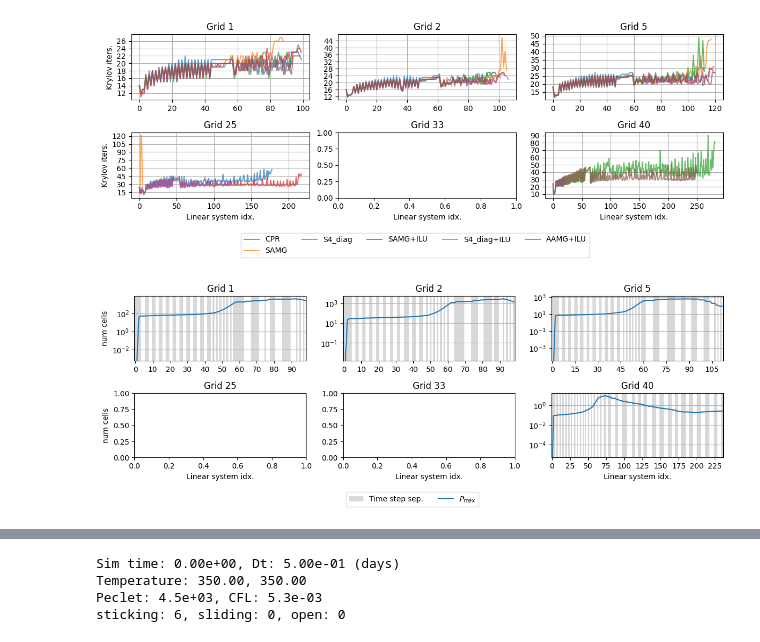
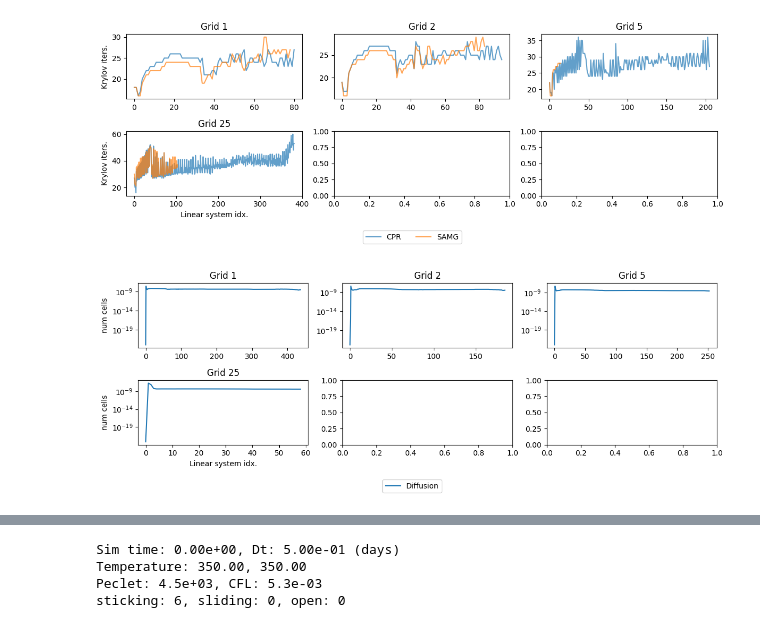
Before and after one commit to pmgbergen/FTHM-Solver, a Jupyter notebook: thermal/experiment_thermal_4_results.ipynb, the cells around one changed output, grey strips where cells are left out. Saved outputs shown, nothing was run; the diff lists cells and outputs as text; code cells hidden in the pictures.

```diff
--- a/thermal/experiment_thermal_4_results.ipynb
+++ b/thermal/experiment_thermal_4_results.ipynb
@@ -10,75 +10,96 @@ grids = [
     2,
     5,
     25,
-    33,
-    40,
+    # 33,
+    # 40,
 ]
 
-solvers = ['CPR', 'SAMG', 'S4_diag', 'SAMG+ILU', 'S4_diag+ILU', 'AAMG+ILU']
-colors = {name: f'C{i}' for i, name in enumerate(solvers)}
+solvers = [
+    "CPR",
+    "SAMG",
+    # "S4_diag",
+    # "SAMG+ILU",
+    # "S4_diag+ILU",
+    # "AAMG+ILU",
+]
+colors = {name: f"C{i}" for i, name in enumerate(solvers)}
 
 data = {}
 names = {}
 for i, g in enumerate(grids):
     data[i] = {}
     names[i] = f"Grid {g}"
     for s in solvers:
         try:
-            data[i][s] = load_data(f"../stats/stats_thermal_geo4h_steadyx{g}_sol{s}.json")
+            data[i][s] = load_data(
+                f"../stats/stats_thermal_geo4h_steadyx{g}_sol{s}.json"
+            )
         except:
             continue
 
 
 shape = [2, 3]
 figsize = (12, 4)
+DAY = 3600 * 24
 
 
 def render_element(i, data):
     if len(data) == 0:
         return
     for solver_name, d in data.items():
         # color_converged_reason(d, legend=True)
         plt.plot(get_gmres_iterations(d), label=solver_name, alpha=0.7, c=colors[solver_name])
         # plt.plot(get_newton_iterations(d), label=solver_name, alpha=0.7, c=colors[solver_name])
 
-        DAY = 3600 * 24
-        # plt.plot(np.cumsum(get_time_steps(d)) / DAY , alpha=0.7, label=solver_name)
-        # plt.plot(get_time_steps(d), alpha=0.7, label=solver_name)
+        # plt.plot(np.cumsum(get_time_steps(d)), alpha=0.7, label=solver_name)
+        # plt.yscale('log')
         # plt.plot(get_newton_iterations(d), alpha=0.7, label=solver_name)
 
-    plt.gca().grid(True)
-    set_integer_ticks("vertical")
-    # color_time_steps(data['SAMG+ILU'], fill=True, legend=True)
+    # plt.twinx()
+    # plt.plot(np.cumsum(get_time_steps(data['SAMG'])) / DAY , alpha=0.7, label=solver_name)
+    # plt.gca().grid(True)
+    # # set_integer_ticks("vertical")
+    # color_converged_reason(data['SAMG'], legend=True)
+    # color_time_steps(data['CPR'], fill=True, legend=True)
     # plt.yscale('log')
 
 
 plot_grid(
     data, render_element, shape=shape, figsize=figsize, legend=True, ax_titles=names
 )
 # %% [output]
-[figure, old version]
+[figure, new version]
 # %%
 def render_element(i: int, entry: Sequence[TimeStepStats]):
-    entry = entry.get('S4_diag')
+    entry = entry.get('SAMG')
     if entry is None:
         return
-    st, sl, op = get_num_sticking_sliding_open(entry)
-    color_time_steps(entry, fill=True, grid=False, legend=True)
-    plt.gca().grid(False)
-    plt.gca().grid(True, which="major", axis="y")
+
+    enthalpy = get_enthalpy_max(entry)
+    fourier = get_fourier_max(entry)
+    # plt.plot(enthalpy, label='Convection')
+    # plt.ylim(bottom=1e-4)
+    plt.plot(fourier, label='Diffusion')
+    # plt.ylim(bottom=1e-9)
+    plt.yscale('log')
+
+    # st, sl, op = get_num_sticking_sliding_open(entry)
+    # color_time_steps(entry, fill=True, grid=False, legend=True)
+    # plt.gca().grid(False)
+    # plt.gca().grid(True, which="major", axis="y")
     # marker = None
     # plt.plot(st, label="Sticking", marker=marker, color=COLOR_STICKING)
     # plt.plot(sl, label="Sliding", marker=marker, color=COLOR_SLIDING)
     # plt.plot(op, label="Open", marker=marker, color=COLOR_OPEN)
     # plt.plot(tr, label="Transition", marker=".", color=COLOR_TRANSITION)
 
-    cfl = get_cfl(entry)
-    peclet_max = get_peclet_max(entry)
-    peclet_mean = get_peclet_mean(entry)
+    # cfl = get_cfl(entry)
+    # peclet_max = get_peclet_max(entry)
+    # peclet_mean = get_peclet_mean(entry)
     # plt.twinx()
     # plt.plot(cfl, label='CFL')
-    plt.plot(peclet_mean, label=r'$P_{max}$')
-    plt.yscale('log')
+    # plt.plot(peclet_mean, label=r'$P_{max}$')
+    # plt.yscale('log')
 
 plot_grid(
     data,
@@ -91,4 +112,4 @@ plot_grid(
 )
 # plt.savefig(save_path + 'fracture_length.pdf', bbox_inches='tight')
 # %% [output]
-[figure, old version]
+[figure, new version]
```
Also changed, not shown: parts of 2 cells of this notebook, 5 other files.
